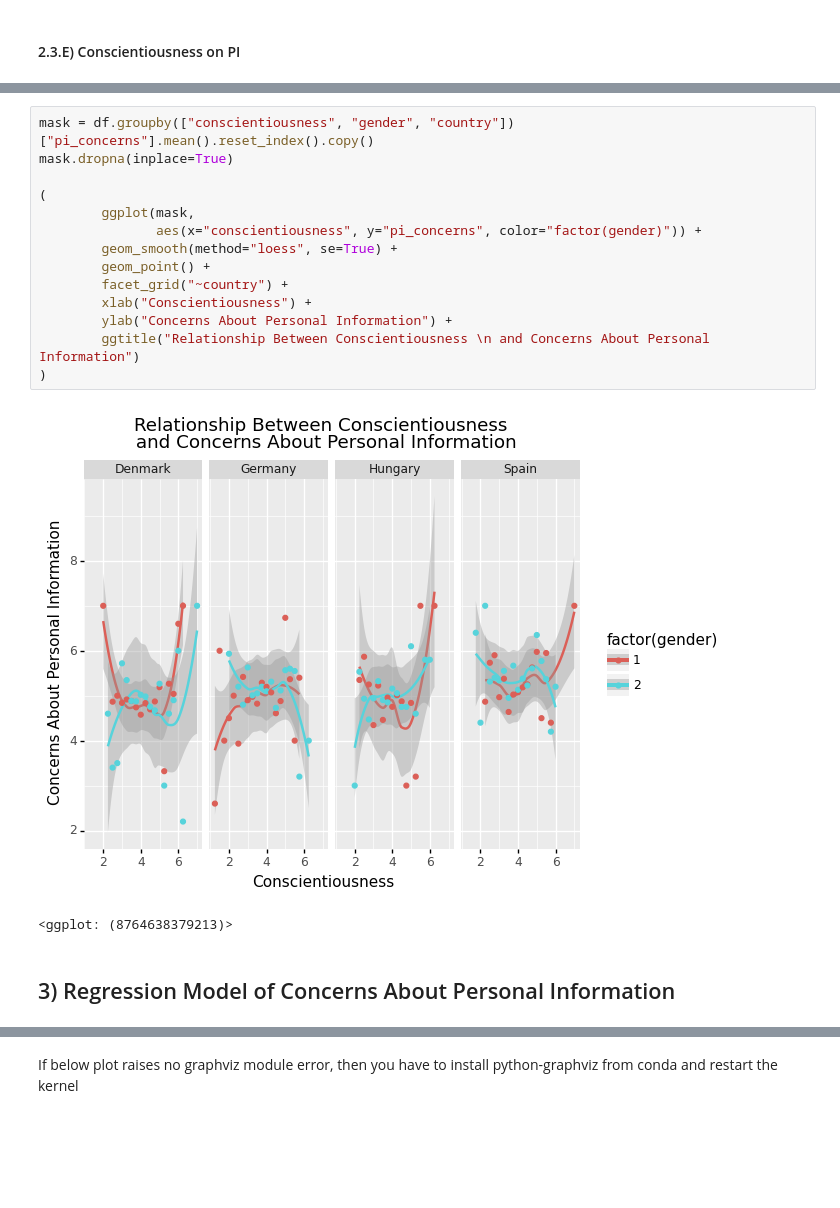
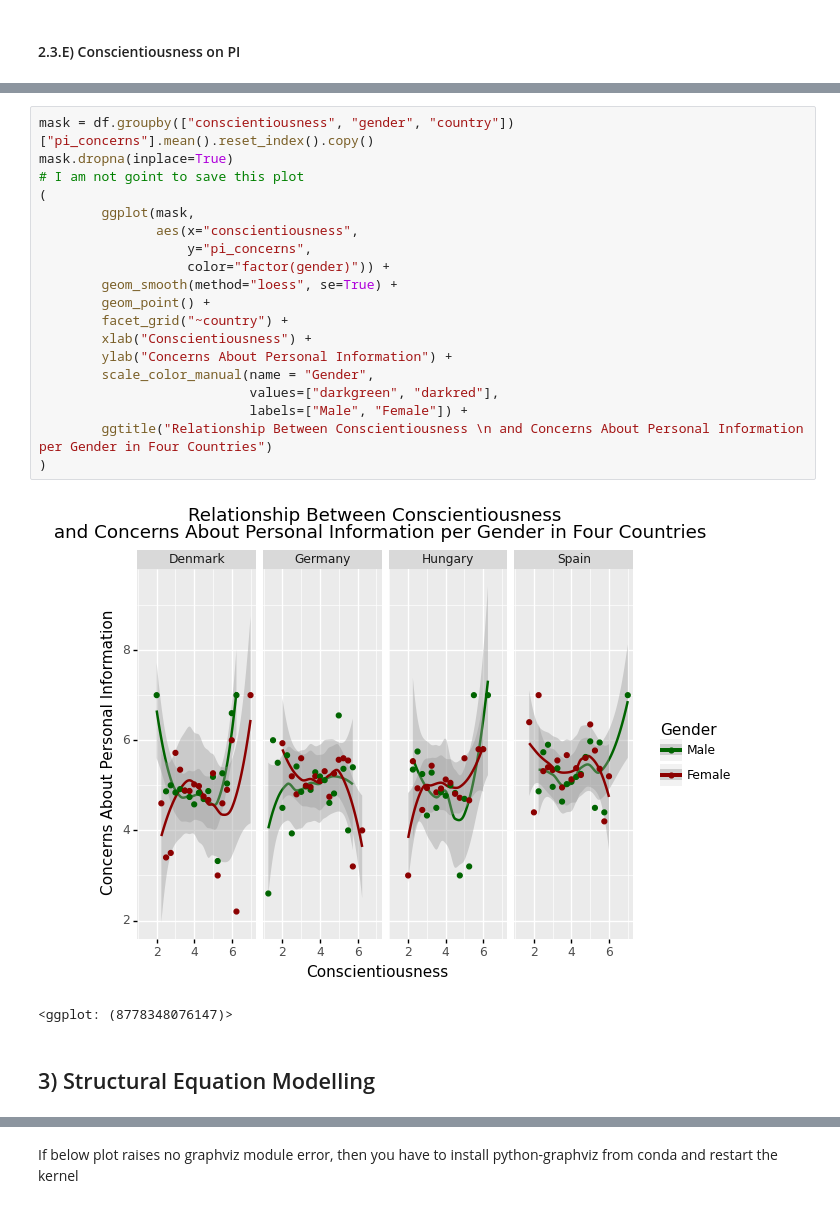
Before and after one commit to tugberkcapraz/pi_concerns, a Jupyter notebook: Post.ipynb, the cells around one changed output, grey strips where cells are left out. Saved outputs shown, nothing was run; the diff lists cells and outputs as text; blank space fills up the shorter version.

```diff
--- a/Post.ipynb
+++ b/Post.ipynb
@@ -528,20 +615,25 @@ Plotting dimensions can be increased. We can keep the X and Y axis and add furth
 # %%
 mask = df.groupby(["conscientiousness", "gender", "country"])["pi_concerns"].mean().reset_index().copy()
 mask.dropna(inplace=True)
-
+# I am not goint to save this plot
 (
         ggplot(mask,
-               aes(x="conscientiousness", y="pi_concerns", color="factor(gender)")) +
+               aes(x="conscientiousness",
+                   y="pi_concerns",
+                   color="factor(gender)")) +
         geom_smooth(method="loess", se=True) +
         geom_point() +
         facet_grid("~country") +
         xlab("Conscientiousness") +
         ylab("Concerns About Personal Information") +
-        ggtitle("Relationship Between Conscientiousness \n and Concerns About Personal Information")
+        scale_color_manual(name = "Gender",
+                           values=["darkgreen", "darkred"],
+                           labels=["Male", "Female"]) +
+        ggtitle("Relationship Between Conscientiousness \n and Concerns About Personal Information per Gender in Four Countries")
 )
 # %% [output]
-[figure, old version]
+[figure, new version]
-<ggplot: (8764638379213)>
+<ggplot: (8778348076147)>
-# %% [markdown]
-## 3) Regression Model of Concerns About Personal Information
+# %% [markdown]
+## 3) Structural Equation Modelling
 # %% [markdown]
```
Also changed, not shown: parts of 23 cells of this notebook, 22 other files.
